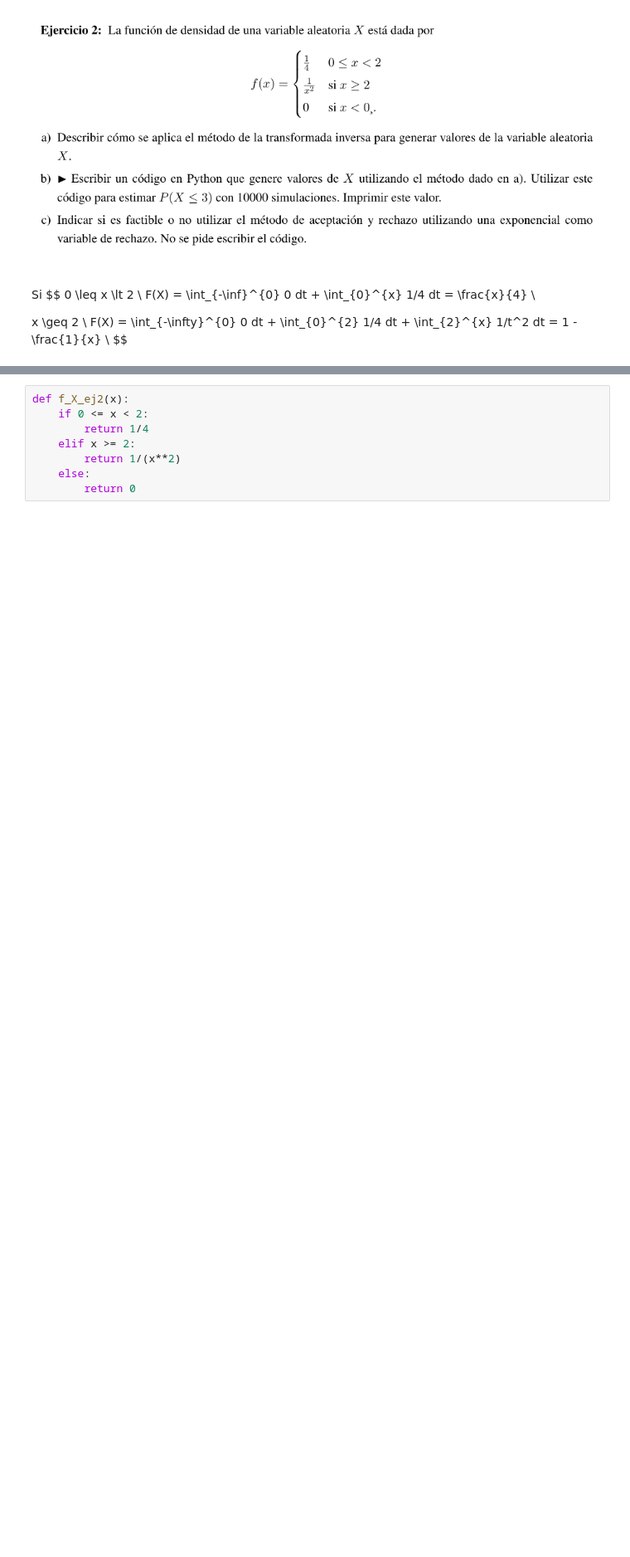
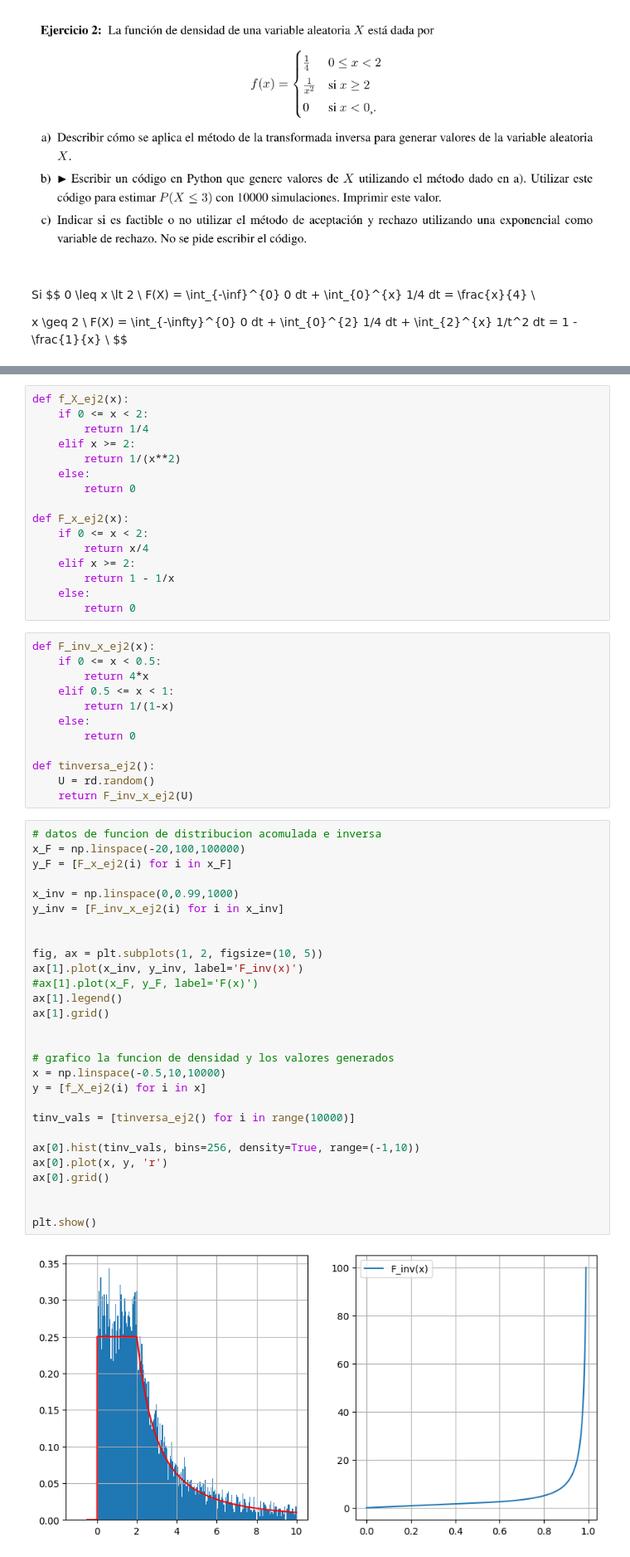
Before and after one commit to AdolfoBanchio/Famaf, a Jupyter notebook: 4to/Modelos y simulacion/parcial_2/parcial_2023.ipynb, the cells around one changed output, grey strips where cells are left out. Shown at 83% size. Cells and saved outputs as stored; diff of their text form; blank space fills up the shorter version.

```diff
--- a/4to/Modelos y simulacion/parcial_2/parcial_2023.ipynb
+++ b/4to/Modelos y simulacion/parcial_2/parcial_2023.ipynb
@@ -48,3 +68,53 @@ def f_X_ej2(x):
         return 1/(x**2)
     else:
         return 0
+
+def F_x_ej2(x):
+    if 0 <= x < 2:
+        return x/4
+    elif x >= 2:
+        return 1 - 1/x
+    else:
+        return 0
+# %%
+def F_inv_x_ej2(x):
+    if 0 <= x < 0.5:
+        return 4*x
+    elif 0.5 <= x < 1:
+        return 1/(1-x)
+    else:
+        return 0
+
+def tinversa_ej2():
+    U = rd.random()
+    return F_inv_x_ej2(U)
+# %%
+# datos de funcion de distribucion acomulada e inversa
+x_F = np.linspace(-20,100,100000)
+y_F = [F_x_ej2(i) for i in x_F]
+
+x_inv = np.linspace(0,0.99,1000)
+y_inv = [F_inv_x_ej2(i) for i in x_inv]
+
+
+fig, ax = plt.subplots(1, 2, figsize=(10, 5))
+ax[1].plot(x_inv, y_inv, label='F_inv(x)')
+#ax[1].plot(x_F, y_F, label='F(x)')
+ax[1].legend()
+ax[1].grid()
+
+
+# grafico la funcion de densidad y los valores generados
+x = np.linspace(-0.5,10,10000)
+y = [f_X_ej2(i) for i in x]
+
+tinv_vals = [tinversa_ej2() for i in range(10000)]
+
+ax[0].hist(tinv_vals, bins=256, density=True, range=(-1,10))
+ax[0].plot(x, y, 'r')
+ax[0].grid()
+
+
+plt.show()
+# %% [output]
+[figure, added]
```
Also changed, not shown: parts of 14 cells of this notebook, 3 other files.
